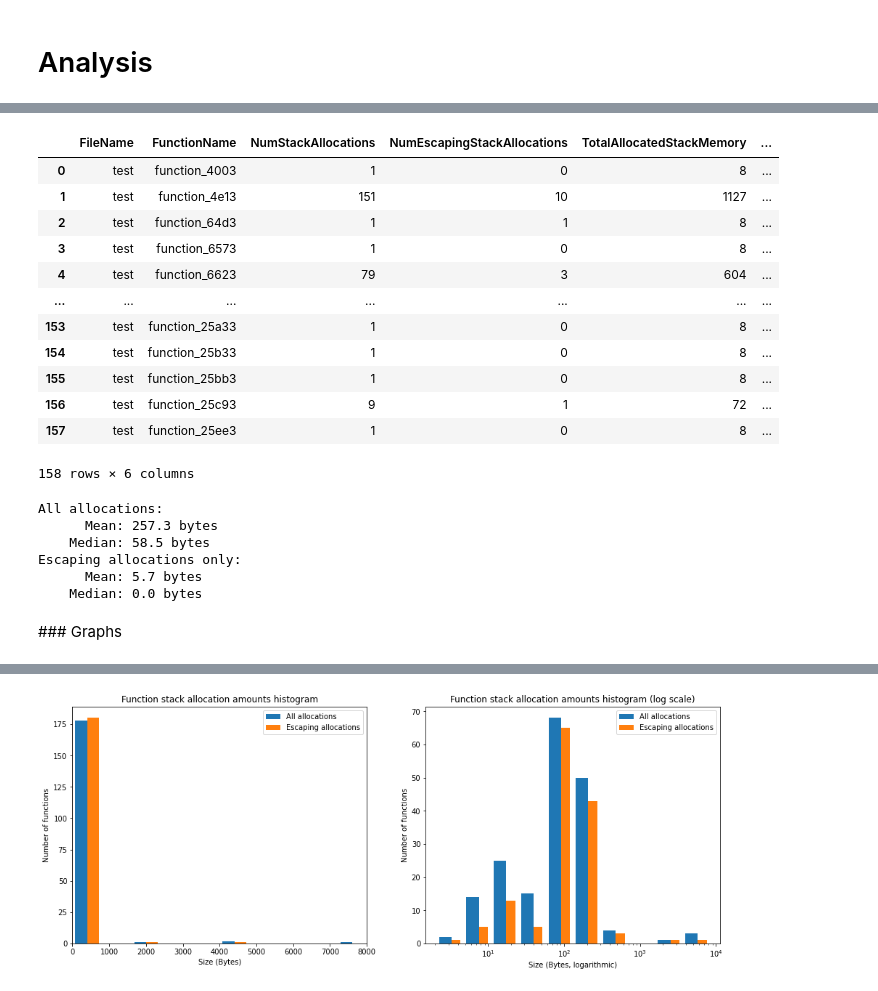
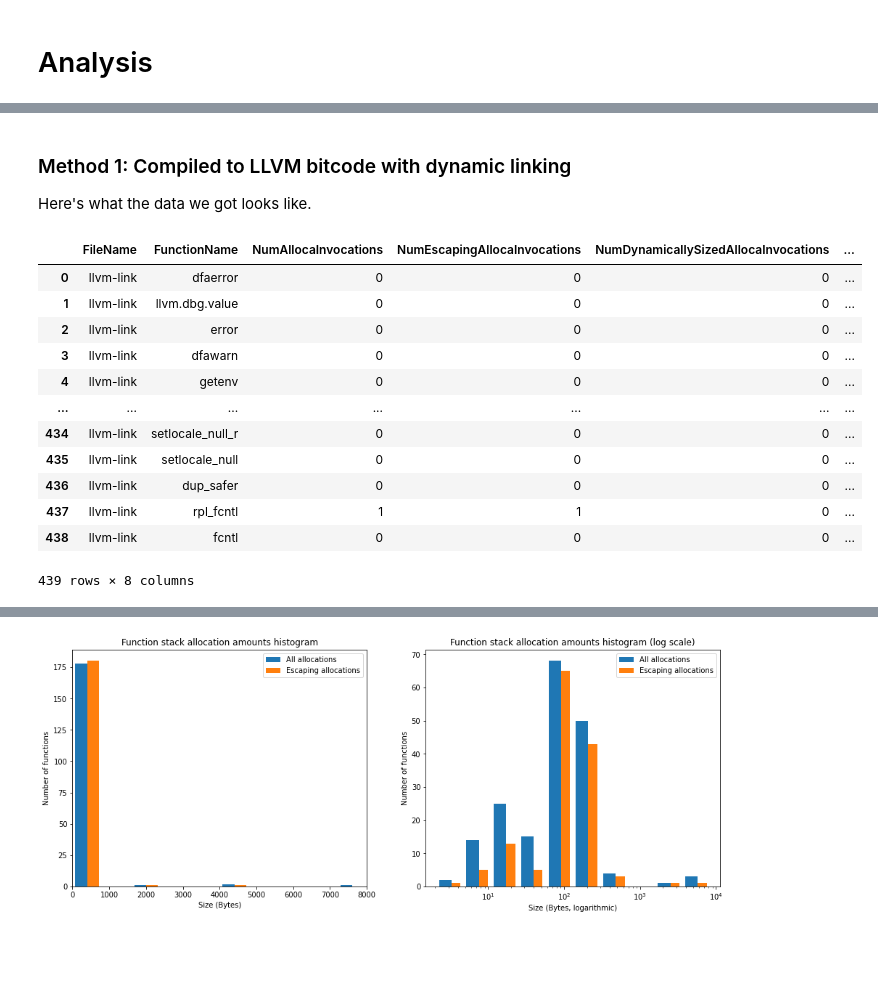
Before and after one commit to bencole12345/StackUsageSurveyWorkbooks, a Jupyter notebook: Static Stack Usage Survey.ipynb, the cells around one changed output, grey strips where cells are left out. Saved outputs shown, nothing was run; the diff lists cells and outputs as text; code cells hidden in the pictures; blank space fills up the shorter version.

```diff
--- a/Static Stack Usage Survey.ipynb
+++ b/Static Stack Usage Survey.ipynb
@@ -189,27 +63,20 @@ Unfortunately, because I used a decompiler to get the LLVM IR code, there are qu
-# %%
-grep_data_no_empty_frames
-# %% [output]
-|  | FileName | FunctionName | NumStackAllocations | NumEscapingStackAllocations | TotalAllocatedStackMemory | ... |
-| 0 | test | function_4003 | 1 | 0 | 8 | ... |
-| 1 | test | function_4e13 | 151 | 10 | 1127 | ... |
-| 2 | test | function_64d3 | 1 | 1 | 8 | ... |
-| 3 | test | function_6573 | 1 | 0 | 8 | ... |
-| 4 | test | function_6623 | 79 | 3 | 604 | ... |
-| ... | ... | ... | ... | ... | ... | ... |
-| 153 | test | function_25a33 | 1 | 0 | 8 | ... |
-| 154 | test | function_25b33 | 1 | 0 | 8 | ... |
-| 155 | test | function_25bb3 | 1 | 0 | 8 | ... |
-| 156 | test | function_25c93 | 9 | 1 | 72 | ... |
-| 157 | test | function_25ee3 | 1 | 0 | 8 | ... |
-158 rows × 6 columns
-# %%
-print_statistics(grep_data_no_empty_frames)
-# %% [output]
-All allocations:
-      Mean: 257.3 bytes
-    Median: 58.5 bytes
-Escaping allocations only:
-      Mean: 5.7 bytes
-    Median: 0.0 bytes
-# %% [markdown]
-### Graphs
+# %% [markdown]
+### Method 1: Compiled to LLVM bitcode with dynamic linking
+
+Here's what the data we got looks like.
+# %%
+grep_dynamic_data
+# %% [output]
+|  | FileName | FunctionName | NumAllocaInvocations | NumEscapingAllocaInvocations | NumDynamicallySizedAllocaInvocations | ... |
+| 0 | llvm-link | dfaerror | 0 | 0 | 0 | ... |
+| 1 | llvm-link | llvm.dbg.value | 0 | 0 | 0 | ... |
+| 2 | llvm-link | error | 0 | 0 | 0 | ... |
+| 3 | llvm-link | dfawarn | 0 | 0 | 0 | ... |
+| 4 | llvm-link | getenv | 0 | 0 | 0 | ... |
+| ... | ... | ... | ... | ... | ... | ... |
+| 434 | llvm-link | setlocale_null_r | 0 | 0 | 0 | ... |
+| 435 | llvm-link | setlocale_null | 0 | 0 | 0 | ... |
+| 436 | llvm-link | dup_safer | 0 | 0 | 0 | ... |
+| 437 | llvm-link | rpl_fcntl | 1 | 1 | 0 | ... |
+| 438 | llvm-link | fcntl | 0 | 0 | 0 | ... |
+439 rows × 8 columns
```
Also changed, not shown: parts of 26 cells of this notebook, 8 other files.
